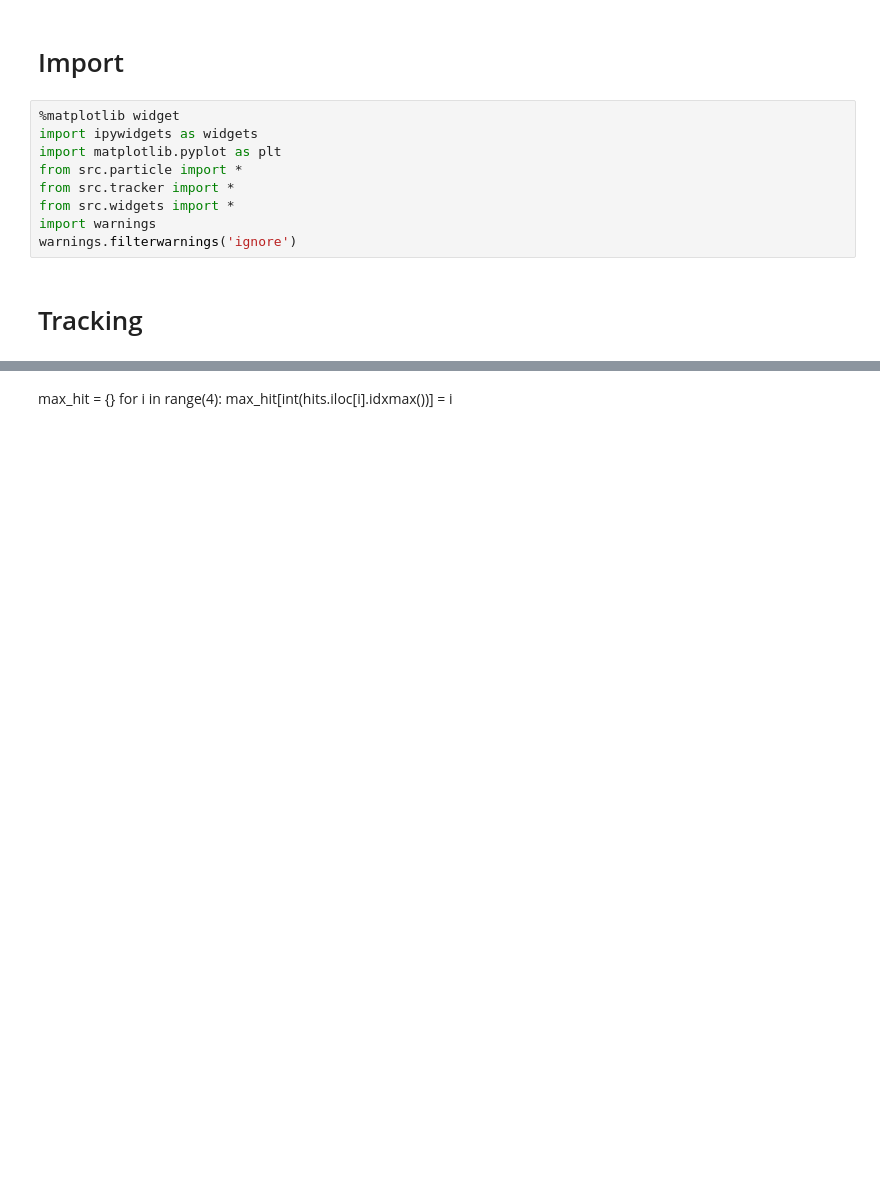
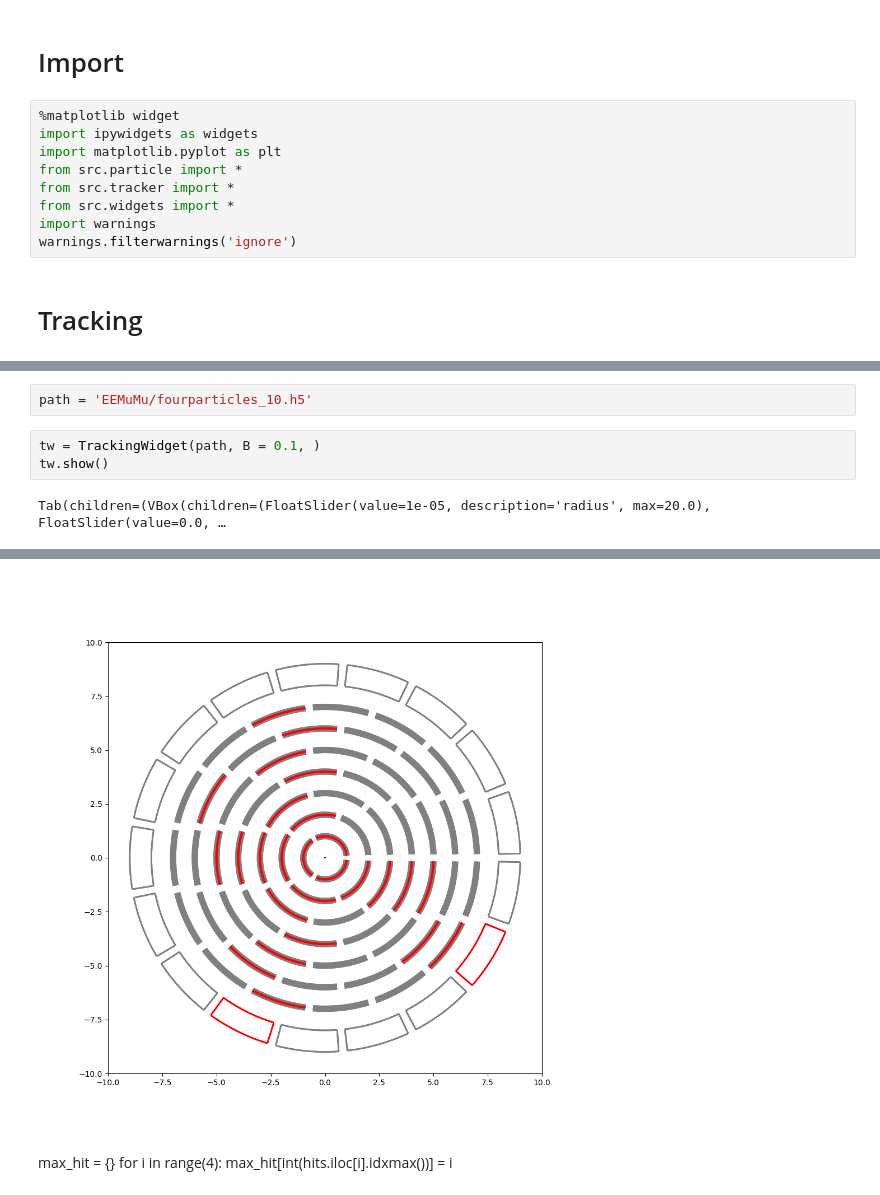
Before and after one commit to haide-i/Masterclass-BelleII, a Jupyter notebook: Prototype.ipynb, the cells around one changed output, grey strips where cells are left out. Cells and saved outputs as stored; diff of their text form; blank space fills up the shorter version.

```diff
--- a/Prototype.ipynb
+++ b/Prototype.ipynb
@@ -20,0 +14,7 @@ Tab(children=(VBox(children=(FloatSlider(value=9.592112158709686, description='r
+# %%
+path = 'EEMuMu/fourparticles_10.h5'
+# %%
+tw = TrackingWidget(path, B = 0.1, )
+tw.show()
+# %% [output]
+Tab(children=(VBox(children=(FloatSlider(value=1e-05, description='radius', max=20.0), FloatSlider(value=0.0, …
@@ -21,3 +22,4 @@ Tab(children=(VBox(children=(FloatSlider(value=9.592112158709686, description='r
+[figure, added]
 # %% [markdown]
 max_hit = {}
 for i in range(4):
```
Also changed, not shown: parts of 3 cells of this notebook, 50 other files.
